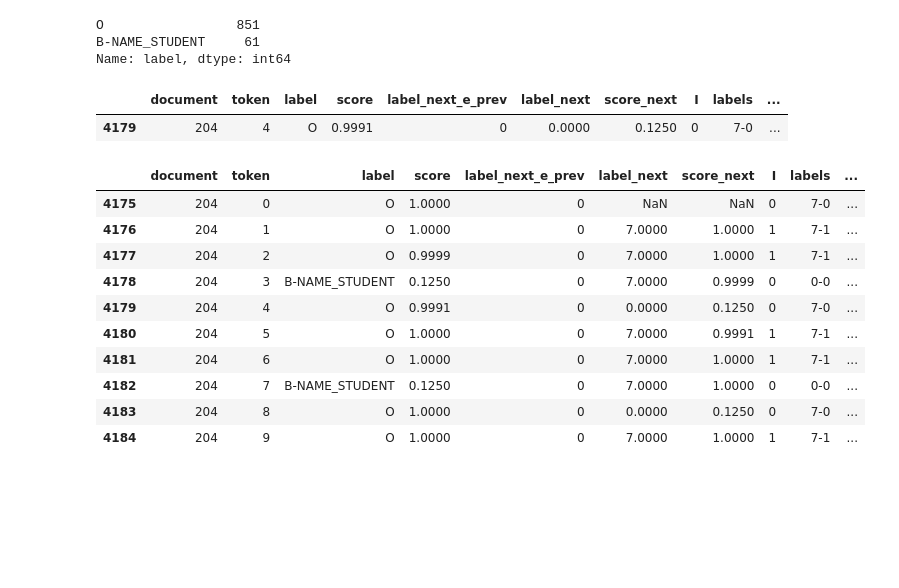
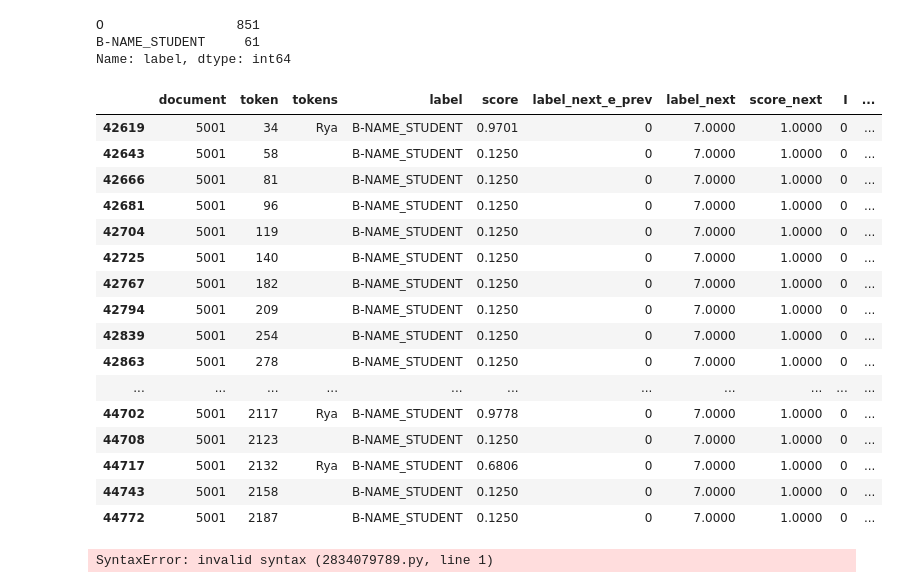
Before and after one commit to amedprof/PII-Data-Detection, a Jupyter notebook: notebook/inference.ipynb, the cells around one changed output. Drawn from its saved outputs; the diff is of its cells as text; code cells hidden in the pictures; blank space fills up the shorter version.

```diff
--- a/notebook/inference.ipynb
+++ b/notebook/inference.ipynb
@@ -190,6 +188,7 @@ def inference_steps(df,folder,bs=1,fold=0):
     # ==== Loop Inference =========== #
     doc_ids = []
     tokens = []
+    tokens_v = []
     predictions = None
     gt_df = []
     for j,(checkpoint,weight) in enumerate(zip(checkpoints,weights)):
@@ -217,7 +216,7 @@ def inference_steps(df,folder,bs=1,fold=0):
 
                     doc_ids+=[data['text_id']]*pred.shape[0]
                     tokens+=np.arange(pred.shape[0]).tolist()
-
+                    tokens_v += data['tokens']
                     data = to_np(data)
                     gt = pd.DataFrame({
                                       "document":data['text_id'],
@@ -240,6 +239,7 @@ def inference_steps(df,folder,bs=1,fold=0):
     s,i = predictions.max(-1)
     pred_df = pd.DataFrame({"document":doc_ids,
                                  "token" : tokens,
+                                 "tokens":tokens_v,
                                  "label" : i.numpy() ,
                                  "score" : s.numpy() ,
 #                                  "o_score":predictions[:,-1].numpy()
@@ -323,8 +323,9 @@ def make_pred_df(pred_df,threshold=0.15):
     pred_df.loc[pred_df["label_next_e_prev"]==1,"score"] = pred_df.loc[pred_df["label_next_e_prev"]==1,"score_next"]
 
 
-#     pred_df = pred_df[(pred_df.label!=7) & ((pred_df.score>threshold))].reset_index(drop=True)
+    pred_df = pred_df[(pred_df.label!=7) & ((pred_df.score>threshold))].reset_index(drop=True)
 
+    pred_df = pred_df[~((pred_df.label==0) & ((pred_df.token_size<=1)))].reset_index(drop=True)
     pred_df["I"] = ((pred_df.groupby('document')['label'].transform(lambda x:x.diff())==0) & (pred_df.groupby('document')['token'].transform(lambda x:x.diff())==1))*1
     pred_df['labels'] = pred_df['label'].astype(str)+'-'+pred_df['I'].astype(str)
     pred_df["label_pred"] = pred_df["labels"].map(ID_TYPE).fillna(0).astype(int)
@@ -336,0 +353,2 @@ pred_df = make_pred_df(pred_df,threshold=0.15)
+# %%
+pred_df['token_size'] = pred_df['tokens'].transform(len)
@@ -405,7 +455,7 @@ df_score[df_score.f5_micro==0]
 | 218 | 0.0000 | 0.0000 | 21711 | NaN | NaN | NaN | NaN | NaN |
 | 219 | 0.0000 | 0.0000 | 22106 | NaN | NaN | NaN | NaN | NaN |
 # %%
-doc = 204
+doc = 5001
 # %%
 dx = pred_df.groupby("document")['label'].agg(list).reset_index()
 # %%
@@ -537,21 +613,26 @@ O                 851
 B-NAME_STUDENT     61
 Name: label, dtype: int64
 # %%
-x[x.label_gt!="O"]
+x[x.label!="O"]
 # %% [output]
-|  | document | token | label | score | label_next_e_prev | label_next | score_next | I | labels | ... |
-| 4179 | 204 | 4 | O | 0.9991 | 0 | 0.0000 | 0.1250 | 0 | 7-0 | ... |
+|  | document | token | tokens | label | score | label_next_e_prev | label_next | score_next | I | ... |
+| 42619 | 5001 | 34 | Rya | B-NAME_STUDENT | 0.9701 | 0 | 7.0000 | 1.0000 | 0 | ... |
+| 42643 | 5001 | 58 |  | B-NAME_STUDENT | 0.1250 | 0 | 7.0000 | 1.0000 | 0 | ... |
+| 42666 | 5001 | 81 |  | B-NAME_STUDENT | 0.1250 | 0 | 7.0000 | 1.0000 | 0 | ... |
+| 42681 | 5001 | 96 |  | B-NAME_STUDENT | 0.1250 | 0 | 7.0000 | 1.0000 | 0 | ... |
+| 42704 | 5001 | 119 |  | B-NAME_STUDENT | 0.1250 | 0 | 7.0000 | 1.0000 | 0 | ... |
+| 42725 | 5001 | 140 |  | B-NAME_STUDENT | 0.1250 | 0 | 7.0000 | 1.0000 | 0 | ... |
+| 42767 | 5001 | 182 |  | B-NAME_STUDENT | 0.1250 | 0 | 7.0000 | 1.0000 | 0 | ... |
+| 42794 | 5001 | 209 |  | B-NAME_STUDENT | 0.1250 | 0 | 7.0000 | 1.0000 | 0 | ... |
+| 42839 | 5001 | 254 |  | B-NAME_STUDENT | 0.1250 | 0 | 7.0000 | 1.0000 | 0 | ... |
+| 42863 | 5001 | 278 |  | B-NAME_STUDENT | 0.1250 | 0 | 7.0000 | 1.0000 | 0 | ... |
+| ... | ... | ... | ... | ... | ... | ... | ... | ... | ... | ... |
+| 44702 | 5001 | 2117 | Rya | B-NAME_STUDENT | 0.9778 | 0 | 7.0000 | 1.0000 | 0 | ... |
+| 44708 | 5001 | 2123 |  | B-NAME_STUDENT | 0.1250 | 0 | 7.0000 | 1.0000 | 0 | ... |
+| 44717 | 5001 | 2132 | Rya | B-NAME_STUDENT | 0.6806 | 0 | 7.0000 | 1.0000 | 0 | ... |
+| 44743 | 5001 | 2158 |  | B-NAME_STUDENT | 0.1250 | 0 | 7.0000 | 1.0000 | 0 | ... |
+| 44772 | 5001 | 2187 |  | B-NAME_STUDENT | 0.1250 | 0 | 7.0000 | 1.0000 | 0 | ... |
 # %%
-x.head(10) #[x.score>0.125]
+x[x(.score>0.125) & (x.label!="O")]
 # %% [output]
-|  | document | token | label | score | label_next_e_prev | label_next | score_next | I | labels | ... |
-| 4175 | 204 | 0 | O | 1.0000 | 0 | NaN | NaN | 0 | 7-0 | ... |
-| 4176 | 204 | 1 | O | 1.0000 | 0 | 7.0000 | 1.0000 | 1 | 7-1 | ... |
-| 4177 | 204 | 2 | O | 0.9999 | 0 | 7.0000 | 1.0000 | 1 | 7-1 | ... |
-| 4178 | 204 | 3 | B-NAME_STUDENT | 0.1250 | 0 | 7.0000 | 0.9999 | 0 | 0-0 | ... |
-| 4179 | 204 | 4 | O | 0.9991 | 0 | 0.0000 | 0.1250 | 0 | 7-0 | ... |
-| 4180 | 204 | 5 | O | 1.0000 | 0 | 7.0000 | 0.9991 | 1 | 7-1 | ... |
-| 4181 | 204 | 6 | O | 1.0000 | 0 | 7.0000 | 1.0000 | 1 | 7-1 | ... |
-| 4182 | 204 | 7 | B-NAME_STUDENT | 0.1250 | 0 | 7.0000 | 1.0000 | 0 | 0-0 | ... |
-| 4183 | 204 | 8 | O | 1.0000 | 0 | 0.0000 | 0.1250 | 0 | 7-0 | ... |
-| 4184 | 204 | 9 | O | 1.0000 | 0 | 7.0000 | 1.0000 | 1 | 7-1 | ... |
+SyntaxError: invalid syntax (2834079789.py, line 1)
```
Also changed, not shown: parts of 14 cells of this notebook, 4 other files.
